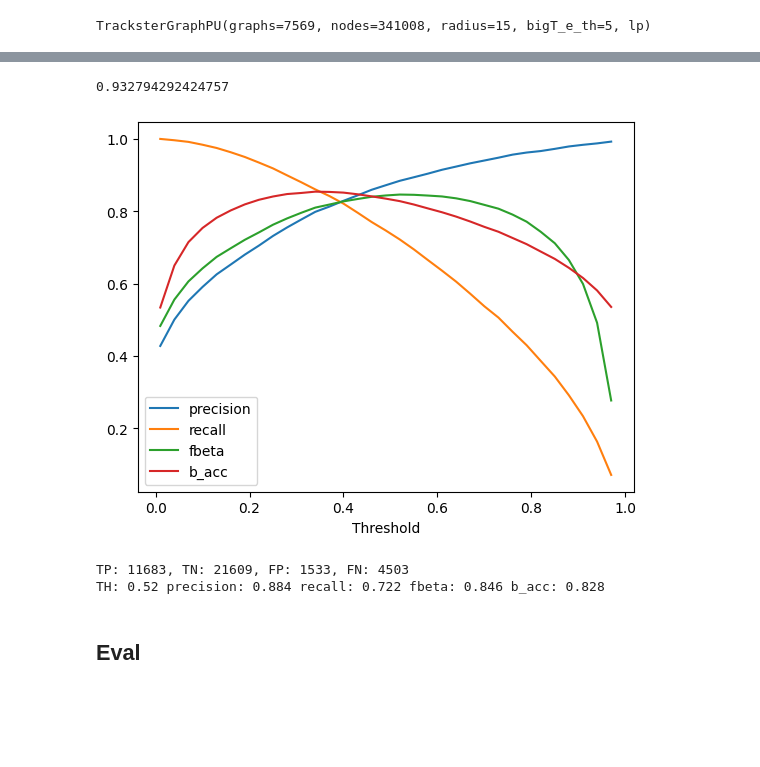
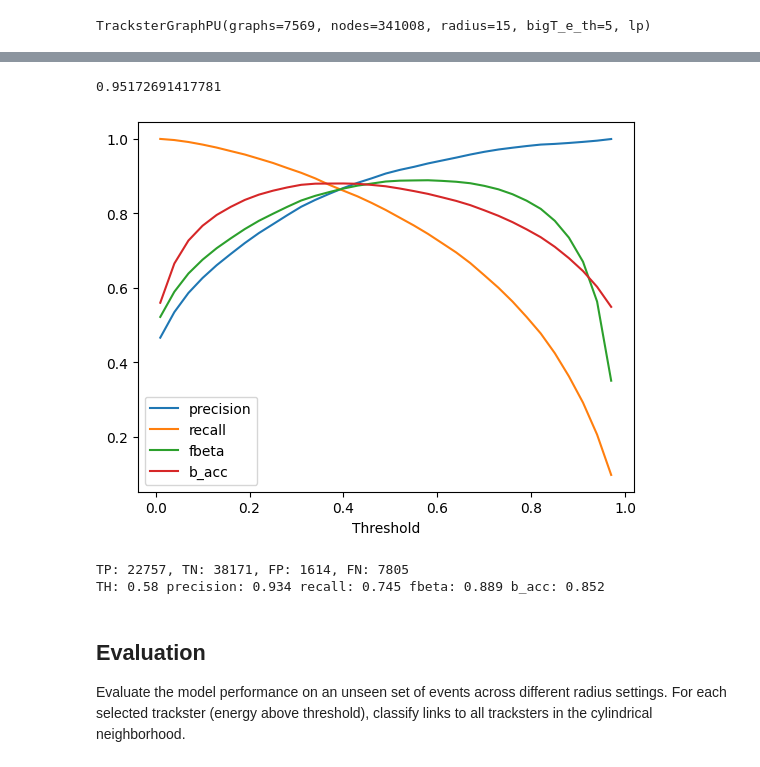
Before and after one commit to edcuba/hgcal-pattern-reco, a Jupyter notebook: train_graph_net_link_prediction_PU.ipynb, the cells around one changed output, grey strips where cells are left out. Cells and saved outputs as stored; diff of their text form; code cells hidden in the pictures; blank space fills up the shorter version.

```diff
--- a/train_graph_net_link_prediction_PU.ipynb
+++ b/train_graph_net_link_prediction_PU.ipynb
@@ -45,7 +93,6 @@ ds = TracksterGraph(
     radius=15,
     bigT_e_th=5,
     link_prediction=True,
-    pileup=True,
 )
 ds
 # %% [output]
@@ -57,10 +102,12 @@ len(ds.data.y)
 # %%
+val_set_fraction = 0.1
+
 ds_size = len(ds)
-test_set_size = ds_size // 20
-train_set_size = ds_size - test_set_size
-train_set, test_set = random_split(ds, [train_set_size, test_set_size])
-print(f"Train graphs: {len(train_set)}, Test graphs: {len(test_set)}, total: {ds_size}")
+val_set_size = ds_size // int(1. / val_set_fraction)
+train_set_size = ds_size - val_set_size
+train_set, val_set = random_split(ds, [train_set_size, val_set_size])
+print(f"Train sub-graphs: {len(train_set)}, Validation sub-graphs: {len(val_set)}")
 
-train_dl = DataLoader(train_set, batch_size=8, shuffle=True, drop_last=True)
-test_dl = DataLoader(test_set, batch_size=8, shuffle=True, drop_last=True)
+train_dl = DataLoader(train_set, batch_size=8, shuffle=True)
+val_dl = DataLoader(val_set, batch_size=8, shuffle=True)
 # %% [output]
@@ -73,26 +126,29 @@ class LinkPredictionNet(nn.Module):
 
         hdim1 = 32
         hdim2 = 64
+        hdim3 = 64
         hdim_fc = 128
 
-        self.edgeconv1 = DynamicEdgeConvBlock(input_dim, hdim1, k=8)
-        self.edgeconv2 = DynamicEdgeConvBlock(hdim1, hdim2, k=8)
+        self.input_edgeconv = EdgeConvBlock(input_dim, hdim1)
+        self.edgeconv1 = DynamicEdgeConvBlock(hdim1, hdim2, k=8)
+        self.edgeconv2 = DynamicEdgeConvBlock(hdim2, hdim3, k=8)
 
         # Edge features from node embeddings for classification
         self.nodenetwork = nn.Sequential(
-            nn.Linear(2 * hdim2, hdim_fc),
+            nn.Linear(2 * hdim3, hdim_fc),
             nn.Sigmoid(),
             nn.Dropout(dropout),
             nn.Linear(hdim_fc, output_dim),
         )
 
-    def forward(self, X, edge_index, batch=None):
-        H0 = X #self.norm(X, batch)
+    def forward(self, X, pos, edge_index, batch=None):
+
+        # only use the pos for the initial knn
+        init_knn = knn_graph(pos, batch=batch, k=8, loop=False)
+        H0 = self.input_edgeconv(X, init_knn)
         H1 = self.edgeconv1(H0, batch=batch)
         H2 = self.edgeconv2(H1, batch=batch)
 
-        H3 = H2
-
         src, dst = edge_index
-        edges = torch.cat([H3[src], H3[dst]], dim=-1)
+        edges = torch.cat([H2[src], H2[dst]], dim=-1)
         return self.nodenetwork(edges).squeeze(-1)
@@ -129,4 +155,4 @@ def test_link_prediction(model, device, loss_func, test_dl):
 # %%
-model = LinkPredictionNet(input_dim=ds.data.x.shape[1])
-epochs = 101
-model_path = f"models/LinkPredictionNet.PnetL.ns.{epochs}e-{ds_name}.r{ds.RADIUS}.e{ds.bigT_e_th}.f{ds.N_FILES}.pt"
+model = LinkPredictionNet(input_dim=ds.x.shape[1])
+epochs = 51
+model_path = f"{model_dir}/LinkPredictionNet.{epochs}e-{ds_name}.r{ds.RADIUS}.e{ds.bigT_e_th}.f{ds.N_FILES}.pt"
@@ -192,12 +213,14 @@ skipping
 # %%
-#%%script echo skipping
-print(roc_auc(model, device, test_dl))
-precision_recall_curve(model, device, test_dl, focus_metric="fbeta", beta=0.5, step=3, truth_threshold=0.5)
+print(roc_auc(model, device, val_dl))
+precision_recall_curve(model, device, val_dl, step=3, truth_threshold=0.5)
 # %% [output]
-0.932794292424757
+0.95172691417781
-[figure, old version]
+[figure, new version]
-TP: 11683, TN: 21609, FP: 1533, FN: 4503
-TH: 0.52 precision: 0.884 recall: 0.722 fbeta: 0.846 b_acc: 0.828
+TP: 22757, TN: 38171, FP: 1614, FN: 7805
+TH: 0.58 precision: 0.934 recall: 0.745 fbeta: 0.889 b_acc: 0.852
-# %% [markdown]
-## Eval
+# %% [markdown]
+## Evaluation
+
+Evaluate the model performance on an unseen set of events across different radius settings.
+For each selected trackster (energy above threshold), classify links to all tracksters in the cylindrical neighborhood.
 # %%
```
Also changed, not shown: parts of 23 cells of this notebook, 4 other files.
